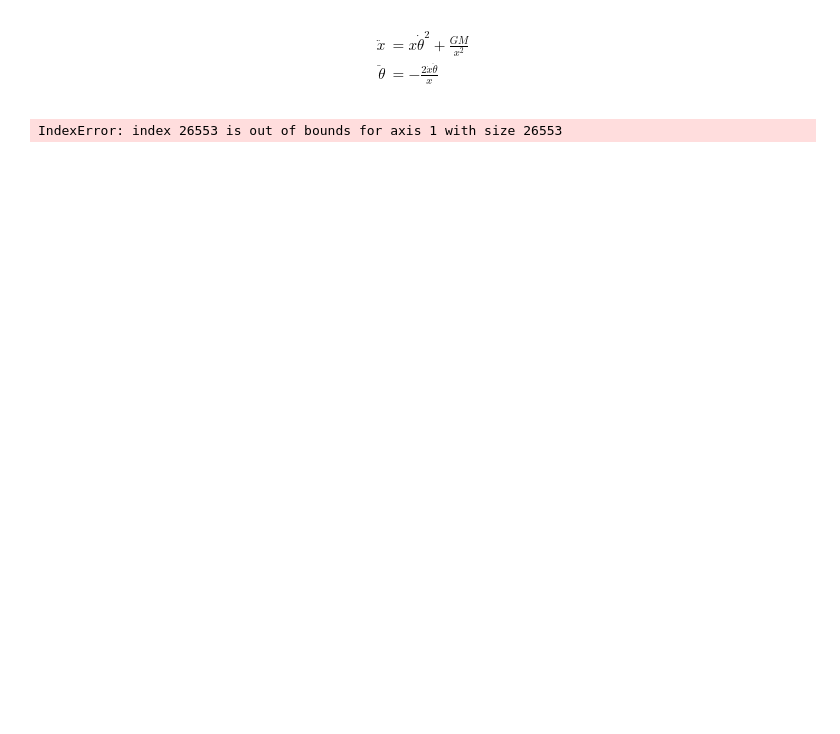
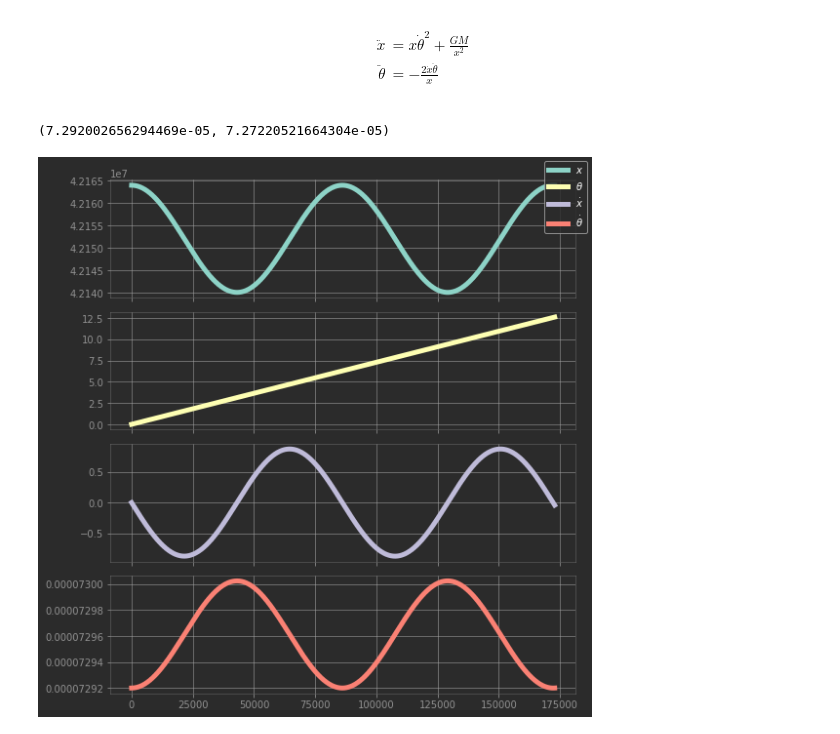
Before and after one commit to cad3na/JupyterNotebooks, a Jupyter notebook: Python/Presentaciones/Untitled.ipynb, the cells around one changed output. Saved outputs shown, nothing was run; the diff lists cells and outputs as text; code cells hidden in the pictures; blank space fills up the shorter version.

```diff
--- a/Python/Presentaciones/Untitled.ipynb
+++ b/Python/Presentaciones/Untitled.ipynb
@@ -34,34 +29,34 @@ io_satelite = NonlinearIOSystem(sistema_satelital, None,
                                 outputs=("x", "θ", "ẋ", "θ̇"),
                                 states=("x", "θ", "ẋ", "θ̇"),
                                 name="satelite")
+# %%
+rₒ = 42164e3
+rₑ =  6378e3
+vₒ =  3074.6
+# %%
+ωₒ = vₒ/rₒ
+Tₒ = 24*60*60
+ωₒ, τ/Tₒ
+# %% [output]
+(7.292002656294469e-05, 7.27220521664304e-05)
 # %%
-ts = linspace(0, 1*365*24*60*60, 1000000)
+ts = linspace(0, 2*24*60*60, 1000000)
 us = array([0 for t in ts])
+inis = [rₒ, 0, 0, ωₒ]
 # %%
-t, X = input_output_response(sys=io_satelite, T=ts, U=us,
-                             X0=[0, 42.164e6, 0, 3.0746e3, 0, 0])
+t, X = input_output_response(sys=io_satelite, T=ts, U=us, X0=inis)
-# %% [output]
-IndexError: index 26553 is out of bounds for axis 1 with size 26553
 # %%
-fig = figure(figsize=(8,10))
-ax1, ax2, ax3, ax4, ax5, ax6 = fig.subplots(6, 1, sharex='all',
-                                            gridspec_kw={'height_ratios':
-                                                         [1, 1, 1, 1, 1, 1]})
+fig = figure(figsize=(8,8))
+ax1, ax2, ax3, ax4 = fig.subplots(4, 1, sharex='all',
+                                  gridspec_kw={'height_ratios': [1, 1, 1, 1]})
 cycle = rcParams['axes.prop_cycle'].by_key()['color']
 
 ax1.plot(t, X[0], c=cycle[0], label=r"$x$")
-ax2.plot(t, X[1], c=cycle[1], label=r"$y$")
-ax3.plot(t, X[2], c=cycle[2], label=r"$z$")
-ax4.plot(t, X[3], c=cycle[3], label=r"$\dot{x}$")
-ax5.plot(t, X[4], c=cycle[4], label=r"$\dot{y}$")
-ax6.plot(t, X[5], c=cycle[5], label=r"$\dot{z}$")
+ax2.plot(t, X[1], c=cycle[1], label=r"$\theta$")
+ax3.plot(t, X[2], c=cycle[2], label=r"$\dot{x}$")
+ax4.plot(t, X[3], c=cycle[3], label=r"$\dot{\theta}$")
 
-
-#ax1.set_ylim(0, 8)
-#ax2.set_ylim(0, 1)
-#ax3.set_ylim(0, 1)
-#ax4.set_ylim(0, 1)
-#ax5.set_ylim(0, 1)
-#ax5.set_xlim(min(t), max(t))
 fig.legend()
 fig.tight_layout();
+# %% [output]
+[figure, added]
```
Also changed, not shown: parts of 7 cells of this notebook, 2 other files.
